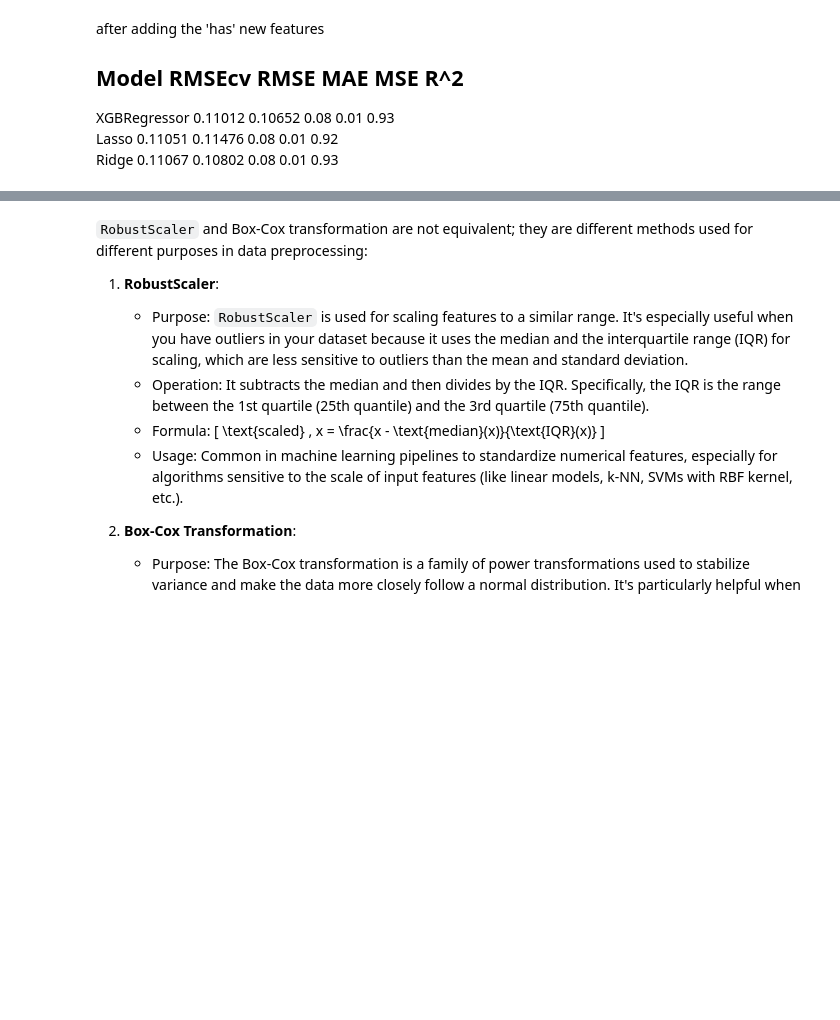
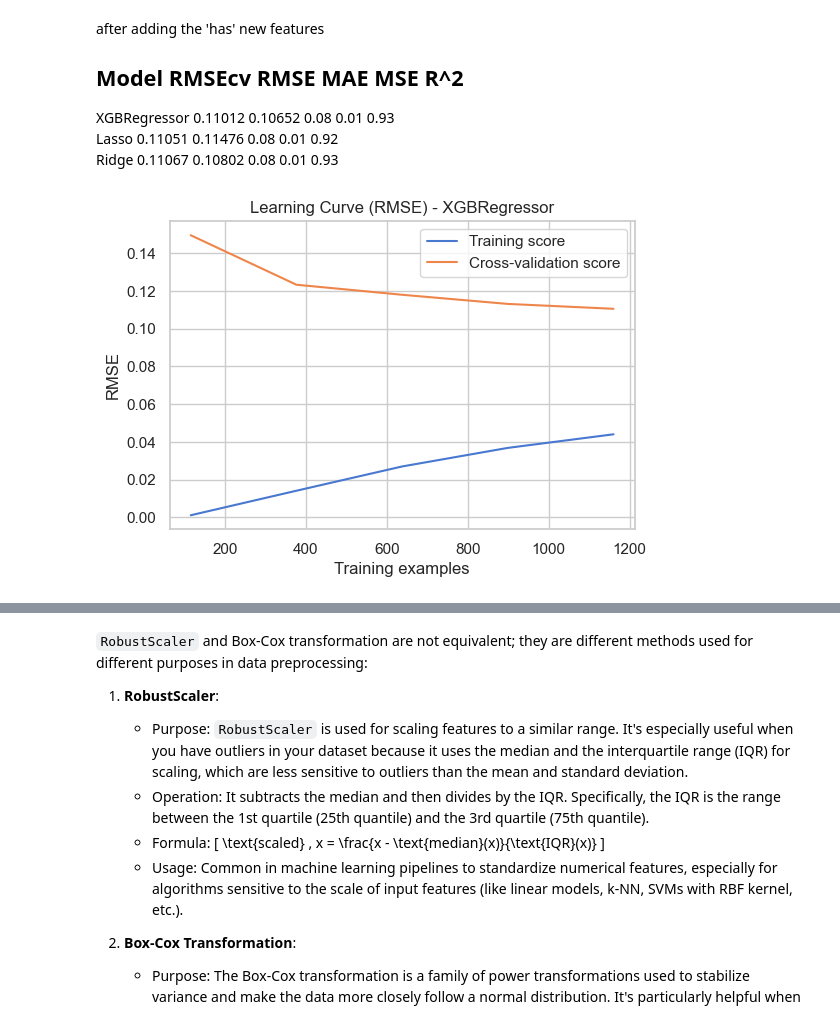
Before and after one commit to sjuanati/DataSciLabs, a Jupyter notebook: projects/kaggle/02_house_prices/house_prices.ipynb, the cells around one changed output, grey strips where cells are left out. Drawn from its saved outputs; the diff is of its cells as text; code cells hidden in the pictures; blank space fills up the shorter version.

```diff
--- a/projects/kaggle/02_house_prices/house_prices.ipynb
+++ b/projects/kaggle/02_house_prices/house_prices.ipynb
@@ -737,4 +795,8 @@ Model                     RMSEcv      RMSE        MAE      MSE      R^2
 XGBRegressor              0.11012     0.10652     0.08     0.01     0.93
 Lasso                     0.11051     0.11476     0.08     0.01     0.92
 Ridge                     0.11067     0.10802     0.08     0.01     0.93
+# %%
+plot_learning_curve(xgb)
+# %% [output]
+[figure, added]
 # %%
```
Also changed, not shown: parts of 10 cells of this notebook.
